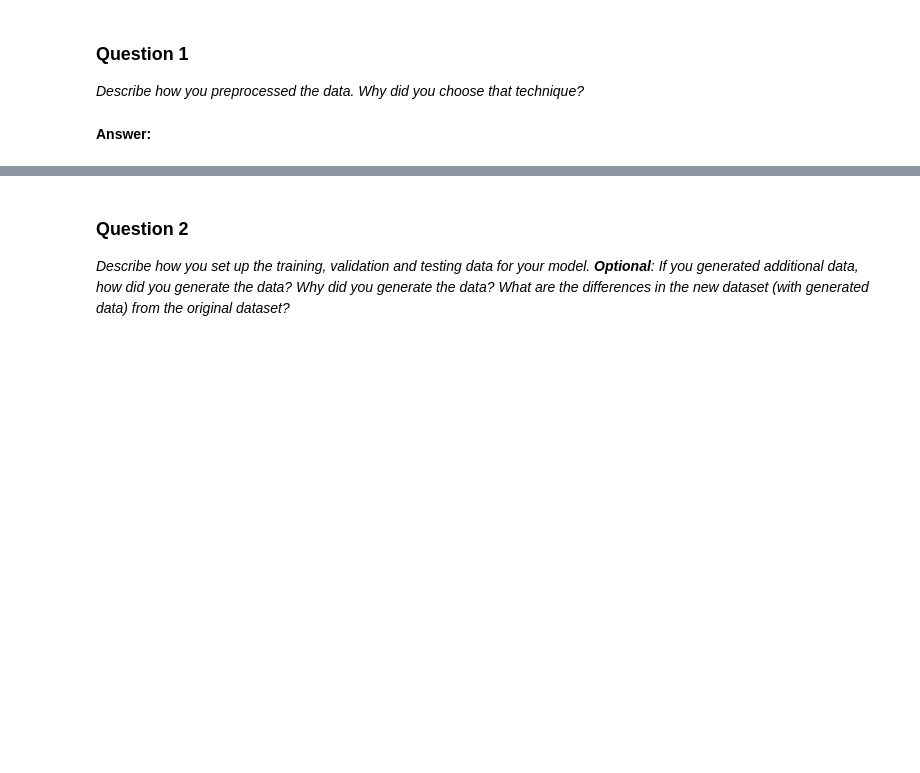
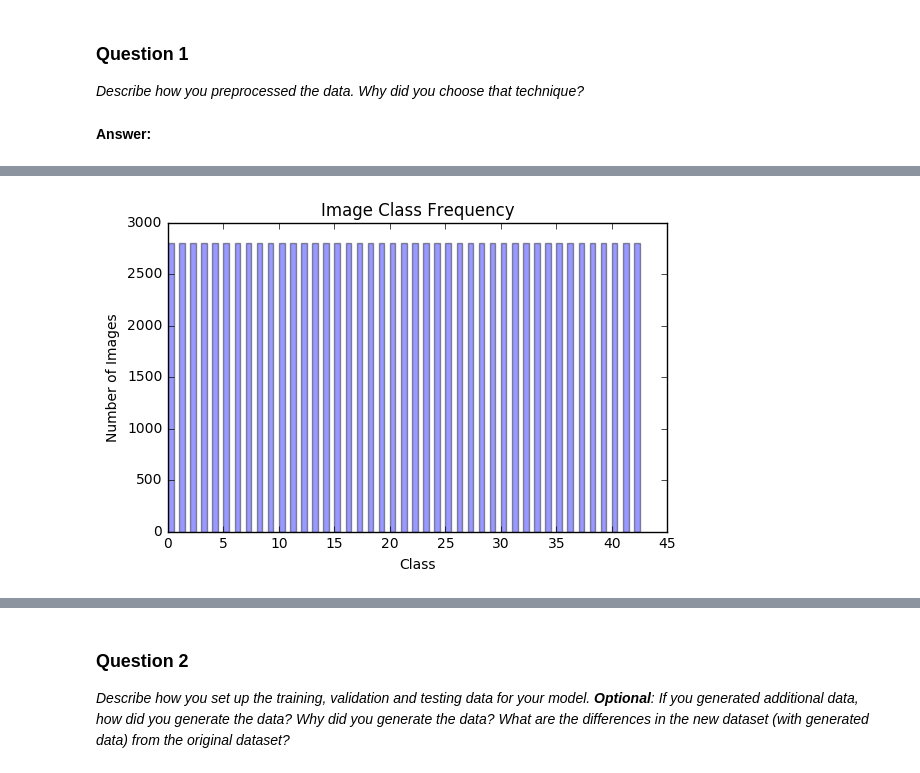
Before and after one commit to tnedev/traffic_sign_classifier, a Jupyter notebook: Traffic_Sign_Classifier.ipynb, the cells around one changed output, grey strips where cells are left out. Saved outputs shown, nothing was run; the diff lists cells and outputs as text; code cells hidden in the pictures; blank space fills up the shorter version.

```diff
--- a/Traffic_Sign_Classifier.ipynb
+++ b/Traffic_Sign_Classifier.ipynb
@@ -209,3 +189,10 @@ image_shape = (img_size, img_size)
+# %%
+### Preprocess the data here.
+### Feel free to use as many code cells as needed.
+
+from sklearn.utils import shuffle
+
+X_train, y_train = shuffle(X_train, y_train)
 # %% [markdown]
 ### Question 1
 
@@ -254,0 +202,76 @@ print(max(y_train))
+# %%
+### Generate data additional data (OPTIONAL!)
+### and split the data into training/validation/testing sets here.
+### Feel free to use as many code cells as needed.
+
+import random
+
+def transform_image(img,ang_range,shear_range,trans_range):
+    '''
+    This function transforms images to generate new images.
+    The function takes in following arguments,
+    1- Image
+    2- ang_range: Range of angles for rotation
+    3- shear_range: Range of values to apply affine transform to
+    4- trans_range: Range of values to apply translations over.
+
+    A Random uniform distribution is used to generate different parameters for transformation
+
+    '''
+    # Rotation
+
+    ang_rot = np.random.uniform(ang_range)-ang_range/2
+    rows,cols,ch = img.shape
+    Rot_M = cv2.getRotationMatrix2D((cols/2,rows/2),ang_rot,1)
+
+    # Translation
+    tr_x = trans_range*np.random.uniform()-trans_range/2
+    tr_y = trans_range*np.random.uniform()-trans_range/2
+    Trans_M = np.float32([[1,0,tr_x],[0,1,tr_y]])
+
+    # Shear
+    pts1 = np.float32([[5,5],[20,5],[5,20]])
+
+    pt1 = 5+shear_range*np.random.uniform()-shear_range/2
+    pt2 = 20+shear_range*np.random.uniform()-shear_range/2
+
+    pts2 = np.float32([[pt1,5],[pt2,pt1],[5,pt2]])
+
+    shear_M = cv2.getAffineTransform(pts1,pts2)
+
+    img = cv2.warpAffine(img,Rot_M,(cols,rows))
+    img = cv2.warpAffine(img,Trans_M,(cols,rows))
+    img = cv2.warpAffine(img,shear_M,(cols,rows))
+
+    return img
+
+# Generating new images aims at equalizing the number of examples of each class
+
+image_class_count = 2800
+def generate_images():
+    label_counts = collections.Counter(y_train)
+    new_x_train = np.array([])
+    new_y_train = np.array([])
+    for label in label_counts:
+        print('Generating label: ' + str(label) + ' images')
+        images = []
+        for i in range(0, len(X_train)):
+            if label == y_train[i]:
+                images.append(X_train[i])
+        while label_counts.get(label) < image_class_count:
+            image = random.choice(images)
+            image = transform_image(image,20,10,5)
+            new_x_train = np.append(new_x_train,image)
+            new_y_train = np.append(new_y_train,label)
+            label_counts[label]+=1
+    return new_x_train.reshape((-1,32,32,3)), new_y_train
+
+new_x_train, new_y_train = generate_images()
+print('input images: ' + str(len(X_train)))
+print('generated images: ' + str(len(new_x_train)))
+
+X_train = np.append(X_train, new_x_train).reshape((-1,32,32,3))
+y_train = np.append(y_train, new_y_train)
+print('Total training images: ' + str(len(X_train)))
+plot_labels_count(y_train)
+# %% [output]
@@ -254,0 +295 @@ print(max(y_train))
+[figure, added]
```
Also changed, not shown: parts of 22 cells of this notebook, 3 other files.
